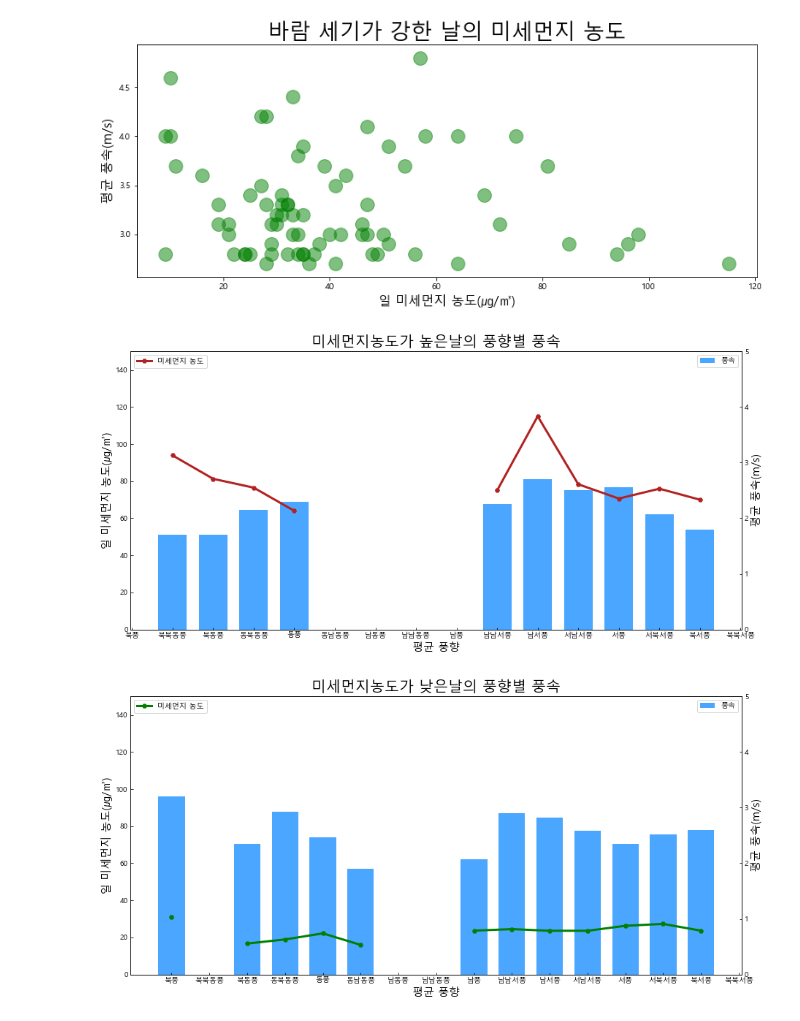
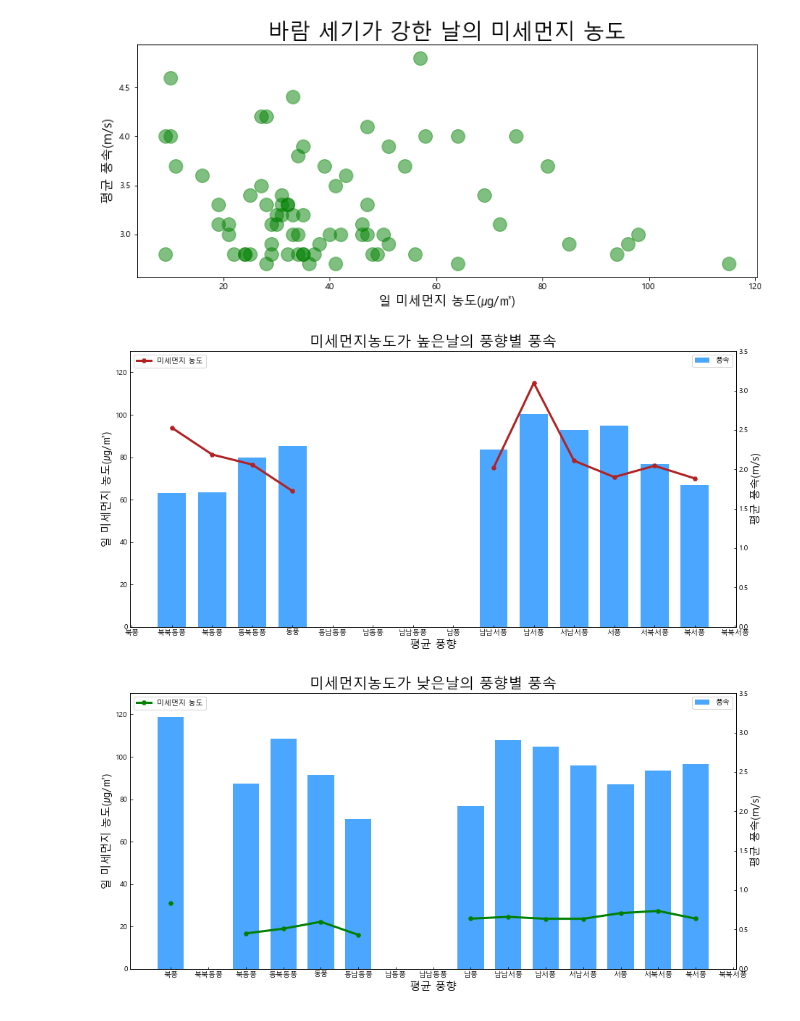
Before and after one commit to heyera/programming3_class, a Jupyter notebook: HWP.ipynb, the cells around one changed output. Cells and saved outputs as stored; diff of their text form; code cells hidden in the pictures.

```diff
--- a/HWP.ipynb
+++ b/HWP.ipynb
@@ -378,14 +378,14 @@ mean_bad_air_wind_16=[
 plt.rcParams['figure.figsize'] = [15, 7]
 fig, ax1 = plt.subplots()
 ax1.plot(wind_where_16, mean_bad_air_16,  color='firebrick',alpha=1, label='미세먼지 농도',linewidth = 3,marker="H")
-ax1.set_ylim(0, 150)
+ax1.set_ylim(0, 130)
 ax1.set_xlabel('평균 풍향',fontsize=15)
 ax1.set_ylabel('일 미세먼지 농도(㎍/㎥)',fontsize=15)
 ax1.tick_params(axis='both', direction='in')
 
 ax2 = ax1.twinx()
 ax2.bar(wind_where_16, mean_bad_air_wind_16, color='dodgerblue', label='풍속', alpha=0.8, width=0.7)
-ax2.set_ylim(0, 5)
+ax2.set_ylim(0, 3.5)
 ax2.set_ylabel(r'평균 풍속(m/s)',fontsize=15)
 ax2.tick_params(axis='y', direction='in')
 
@@ -397,7 +397,7 @@ ax2.legend(loc='upper right')
 plt.title('미세먼지농도가 높은날의 풍향별 풍속',fontsize=20)
 plt.show()
 # %% [output]
-[figure, old version]
+[figure, new version]
 # %%
 mean_nc_air_16=[
     nc_air[(nc_air['최다풍향(16방위)']>=348.75 )|(nc_air['최다풍향(16방위)']<=11.25)]['일 미세먼지 농도(㎍/㎥)'].mean(),
@@ -436,24 +436,24 @@ mean_nc_air_wind_16=[
 # %%
 plt.rcParams['figure.figsize'] = [15, 7]
 fig, ax1 = plt.subplots()
 ax1.plot(wind_where_16, mean_nc_air_16,  color='green',alpha=1, label='미세먼지 농도',linewidth = 3,marker="H")
-ax1.set_ylim(0, 150)
+ax1.set_ylim(0, 130)
 ax1.set_xlabel('평균 풍향',fontsize=15)
 ax1.set_ylabel('일 미세먼지 농도(㎍/㎥)',fontsize=15)
 ax1.tick_params(axis='both', direction='in')
 
 ax2 = ax1.twinx()
 ax2.bar(wind_where_16, mean_nc_air_wind_16, color='dodgerblue', label='풍속', alpha=0.8, width=0.7)
-ax2.set_ylim(0, 5)
+ax2.set_ylim(0, 3.5)
 ax2.set_ylabel(r'평균 풍속(m/s)',fontsize=15)
 ax2.tick_params(axis='y', direction='in')
 
 ax1.set_zorder(ax2.get_zorder() + 10)
 ax1.patch.set_visible(False)
 
 ax1.legend(loc='upper left')
 ax2.legend(loc='upper right')
 plt.title('미세먼지농도가 낮은날의 풍향별 풍속',fontsize=20)
 plt.show()
 # %% [output]
-[figure, old version]
+[figure, new version]
```
